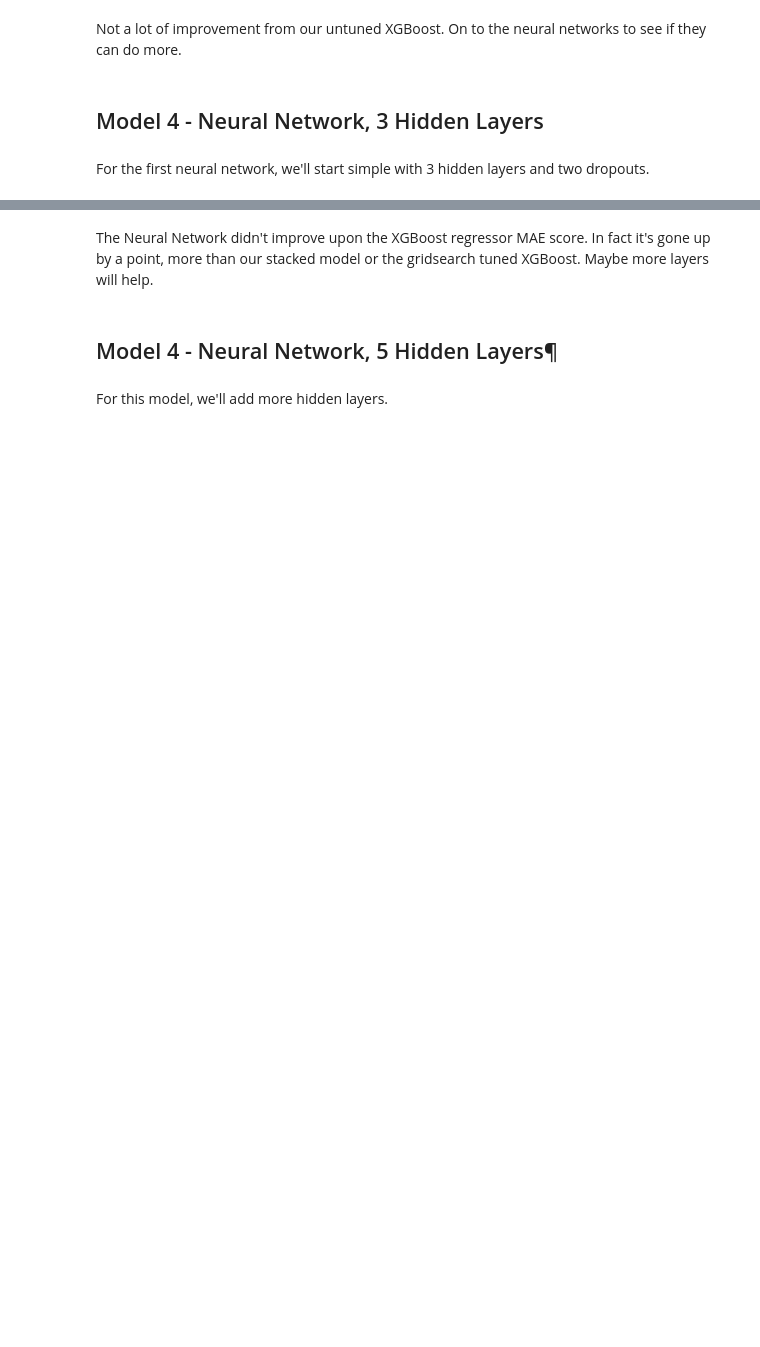
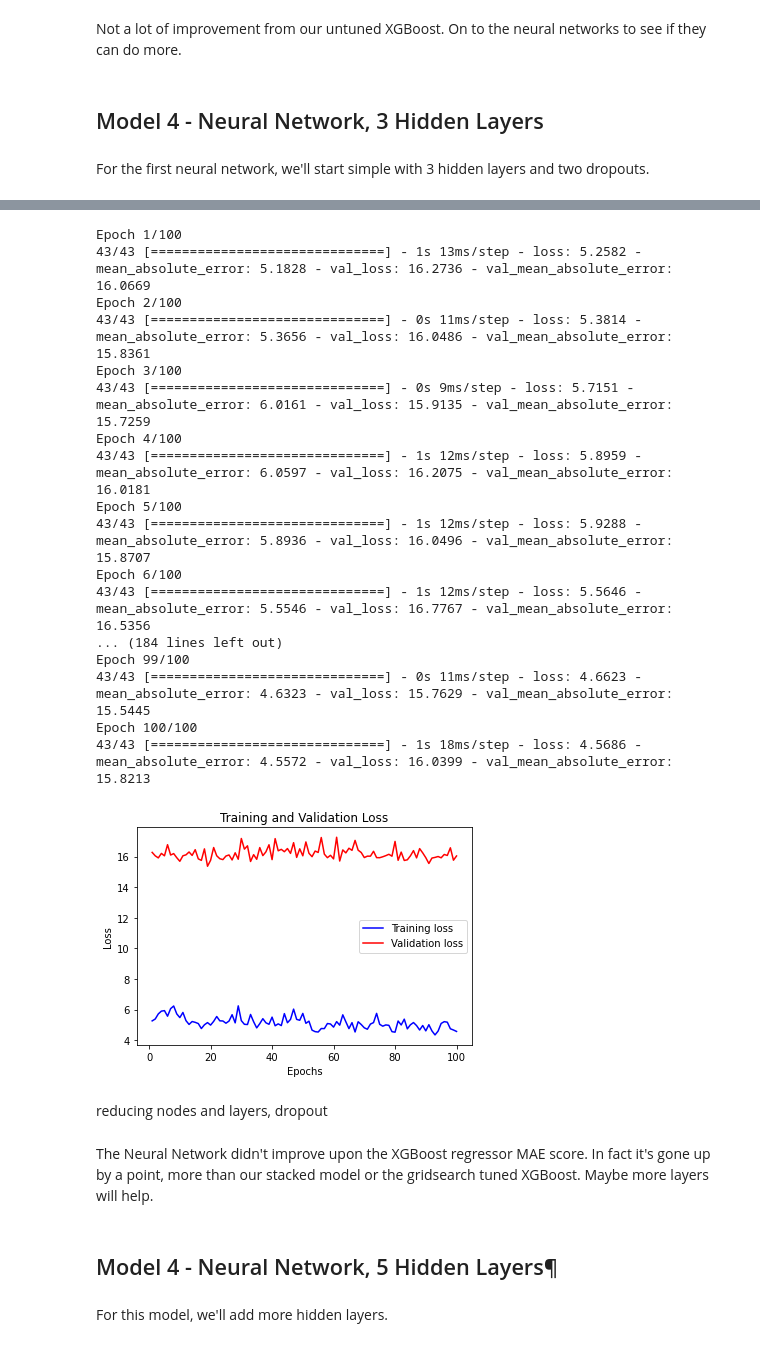
Before and after one commit to mahumabid/price-prediction-ML, a Jupyter notebook: Price-Prediction-NN.ipynb, the cells around one changed output, grey strips where cells are left out. Drawn from its saved outputs; the diff is of its cells as text; code cells hidden in the pictures; blank space fills up the shorter version.

```diff
--- a/Price-Prediction-NN.ipynb
+++ b/Price-Prediction-NN.ipynb
@@ -790,3 +807,43 @@ reducing nodes and layers, dropout
+# %%
+
+
+# Train the model and collect the history
+history = model4.fit(X_train_ct, y_train, epochs=100, batch_size=64, validation_split=0.2)
+
+# Extract the loss values from the history
+loss = history.history['loss']
+val_loss = history.history['val_loss']
+
+# Plot the loss values
+epochs = range(1, len(loss) + 1)
+plt.plot(epochs, loss, 'b', label='Training loss')
+plt.plot(epochs, val_loss, 'r', label='Validation loss')
+plt.title('Training and Validation Loss')
+plt.xlabel('Epochs')
+plt.ylabel('Loss')
+plt.legend()
+plt.show()
+# %% [output]
+Epoch 1/100
+43/43 [==============================] - 1s 13ms/step - loss: 5.2582 - mean_absolute_error: 5.1828 - val_loss: 16.2736 - val_mean_absolute_error: 16.0669
+Epoch 2/100
+43/43 [==============================] - 0s 11ms/step - loss: 5.3814 - mean_absolute_error: 5.3656 - val_loss: 16.0486 - val_mean_absolute_error: 15.8361
+Epoch 3/100
+43/43 [==============================] - 0s 9ms/step - loss: 5.7151 - mean_absolute_error: 6.0161 - val_loss: 15.9135 - val_mean_absolute_error: 15.7259
+Epoch 4/100
+43/43 [==============================] - 1s 12ms/step - loss: 5.8959 - mean_absolute_error: 6.0597 - val_loss: 16.2075 - val_mean_absolute_error: 16.0181
+Epoch 5/100
+43/43 [==============================] - 1s 12ms/step - loss: 5.9288 - mean_absolute_error: 5.8936 - val_loss: 16.0496 - val_mean_absolute_error: 15.8707
+Epoch 6/100
+43/43 [==============================] - 1s 12ms/step - loss: 5.5646 - mean_absolute_error: 5.5546 - val_loss: 16.7767 - val_mean_absolute_error: 16.5356
+... (184 lines left out)
+Epoch 99/100
+43/43 [==============================] - 0s 11ms/step - loss: 4.6623 - mean_absolute_error: 4.6323 - val_loss: 15.7629 - val_mean_absolute_error: 15.5445
+Epoch 100/100
+43/43 [==============================] - 1s 18ms/step - loss: 4.5686 - mean_absolute_error: 4.5572 - val_loss: 16.0399 - val_mean_absolute_error: 15.8213
+[figure, added]
+# %% [markdown]
+reducing nodes and layers, dropout
 # %% [markdown]
 The Neural Network didn't improve upon the XGBoost regressor MAE score. In fact it's gone up by a point, more than our stacked model or the gridsearch tuned XGBoost. Maybe more layers will help.
 # %% [markdown]
```
Also changed, not shown: parts of 31 cells of this notebook.
